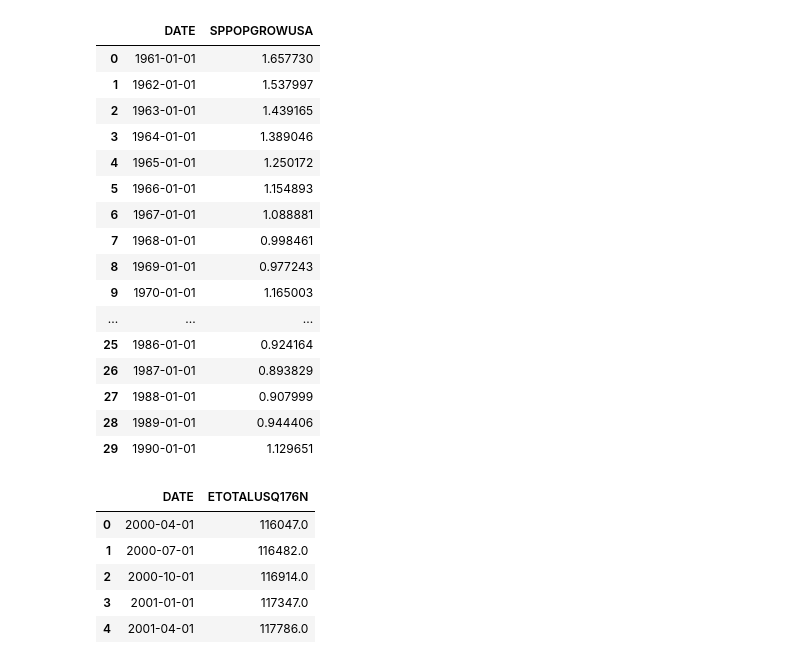
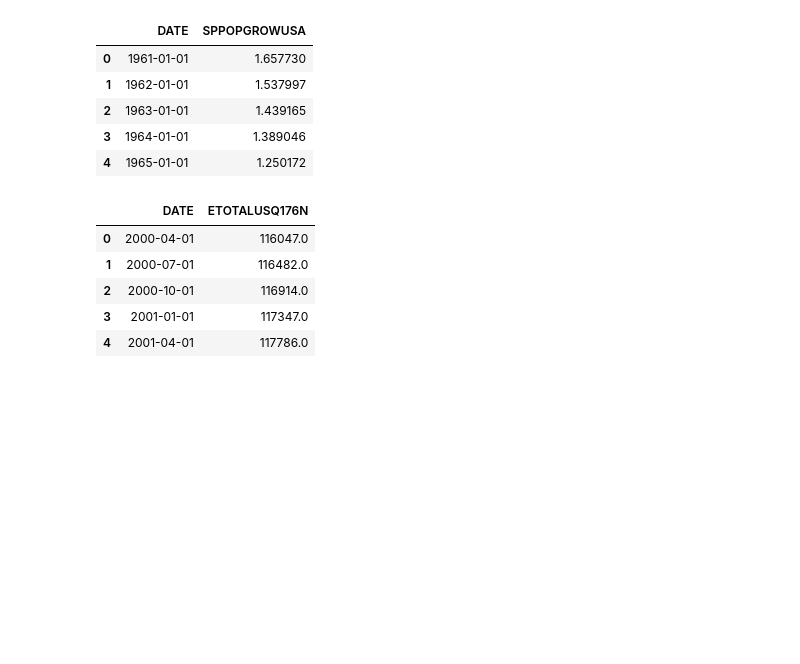
Before and after one commit to Sethdcarter/group8_data_project_1, a Jupyter notebook: Codes/Population and Supply.ipynb, the cells around one changed output. Saved outputs shown, nothing was run; the diff lists cells and outputs as text; code cells hidden in the pictures; blank space fills up the shorter version.

```diff
--- a/Codes/Population and Supply.ipynb
+++ b/Codes/Population and Supply.ipynb
@@ -1,4 +1,5 @@
 # %%
+#Import libraries
 import pandas as pd
 import numpy as np
 import requests
@@ -7,42 +8,30 @@ from scipy.stats import linregress
 from pprint import pprint
 import matplotlib.pyplot as plt
 from matplotlib.ticker import FuncFormatter
+import matplotlib.ticker as ticker
+import os
 
-#Data file path for Population Growth and Housing Supply Estimate
-pop_growth = "Resources/Pop_Growth.csv"
-house_supply = "Resources/Housing_Inventory_Estimate.csv"
-pop = "Resources/US_Population.csv"
+#Data file path for Population Growth, Population, and Housing Supply Estimate
+pop_growth = "../Datasets/Pop_Growth.csv"
+house_supply = "../Datasets/Housing_Inventory_Estimate.csv"
+pop = "../Datasets/US_Population.csv"
+supply = "../Datasets/Monthly Supply of New Houses in the United States.csv"
 # %%
+#Read the CSV
 pop_df = pd.read_csv(pop_growth)
-supply_df = pd.read_csv(house_supply)
+housesupply_df = pd.read_csv(house_supply)
 total_pop = pd.read_csv(pop)
+supply_df = pd.read_csv(supply)
 
+supply_alt = supply_df
 
-#pop_df = pop_df.rename(columns = {"DATE":"Date", "SPPOPGROWUSA":"Population_Growth"})
-#pop_yearly_df = pop_df.groupby('Year', as_index = False)['Population_Growth'].sum()
-
-#supply_df = supply_df.rename(columns = {"DATE":"Date", "ETOTALUSQ176N":"Supply"})
-#supply_yearly_df = supply_df.groupby('Year', as_index = False)['Supply'].sum()
-
-
-pop_df.head(30)
-#supply_df.head(30)
+#Show Population growth
+pop_df.head()
 # %% [output]
 |  | DATE | SPPOPGROWUSA |
 | 0 | 1961-01-01 | 1.657730 |
 | 1 | 1962-01-01 | 1.537997 |
 | 2 | 1963-01-01 | 1.439165 |
 | 3 | 1964-01-01 | 1.389046 |
 | 4 | 1965-01-01 | 1.250172 |
-| 5 | 1966-01-01 | 1.154893 |
-| 6 | 1967-01-01 | 1.088881 |
-| 7 | 1968-01-01 | 0.998461 |
-| 8 | 1969-01-01 | 0.977243 |
-| 9 | 1970-01-01 | 1.165003 |
-| ... | ... | ... |
-| 25 | 1986-01-01 | 0.924164 |
-| 26 | 1987-01-01 | 0.893829 |
-| 27 | 1988-01-01 | 0.907999 |
-| 28 | 1989-01-01 | 0.944406 |
-| 29 | 1990-01-01 | 1.129651 |
 # %%
```
Also changed, not shown: parts of 10 cells of this notebook.
